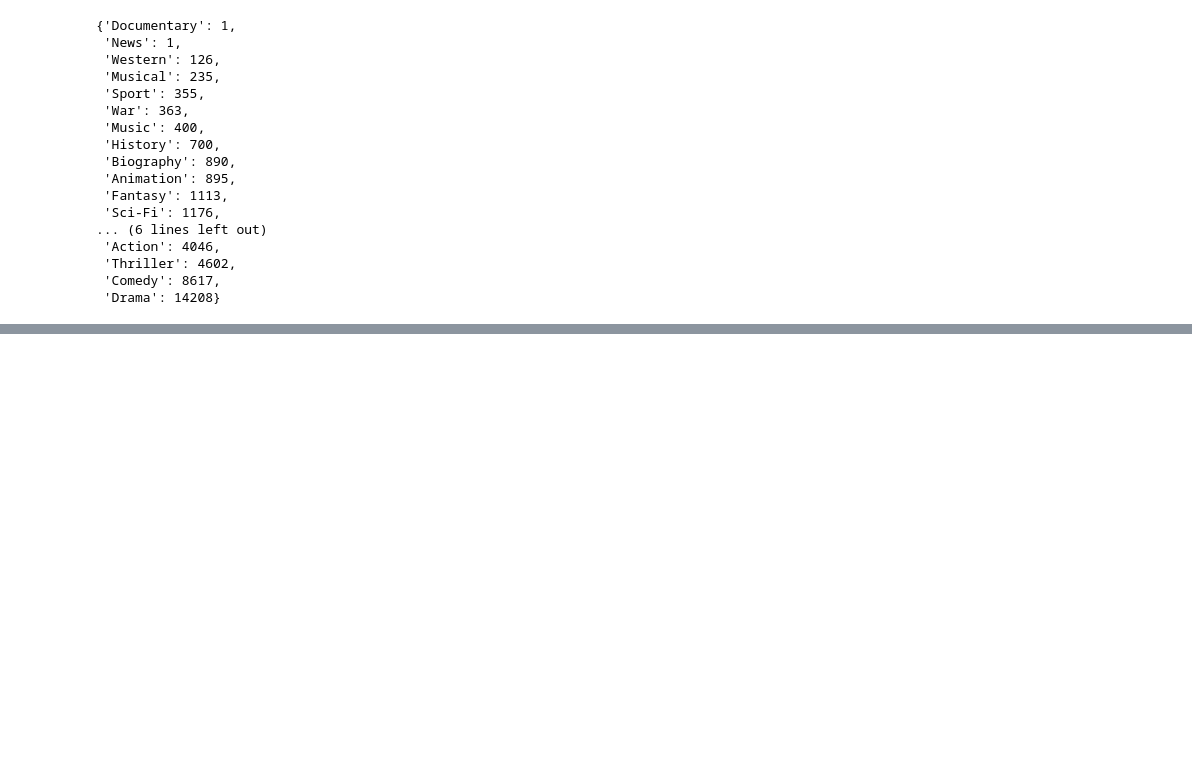
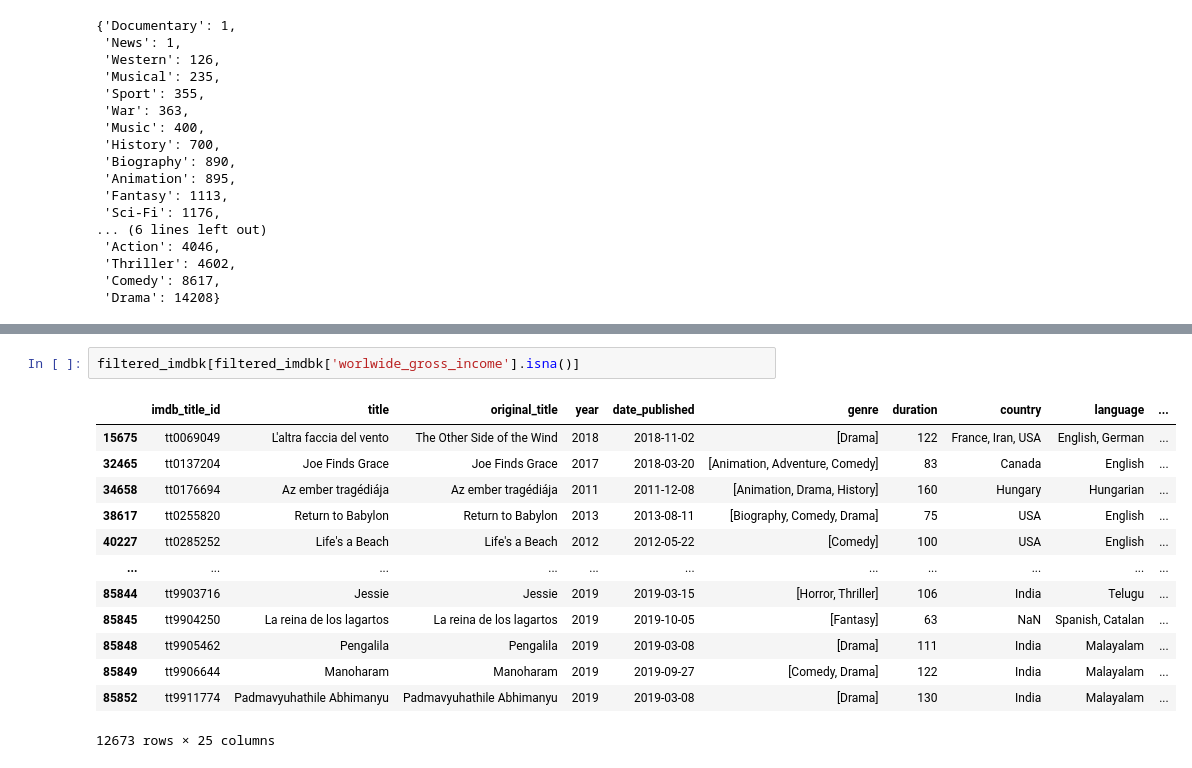
Before and after one commit to ebtezcan/dsc-phase-1-project, a Jupyter notebook: student.ipynb, the cells around one changed output, grey strips where cells are left out. Cells and saved outputs as stored; diff of their text form; blank space fills up the shorter version.

```diff
--- a/student.ipynb
+++ b/student.ipynb
@@ -919,0 +956,16 @@ Text(0.5, 1.0, 'Most Produced Movie Genres between 2010 and 2021')
+# %%
+filtered_imdbk[filtered_imdbk['worlwide_gross_income'].isna()]
+# %% [output]
+|  | imdb_title_id | title | original_title | year | date_published | genre | duration | country | language | ... |
+| 15675 | tt0069049 | L'altra faccia del vento | The Other Side of the Wind | 2018 | 2018-11-02 | [Drama] | 122 | France, Iran, USA | English, German | ... |
+| 32465 | tt0137204 | Joe Finds Grace | Joe Finds Grace | 2017 | 2018-03-20 | [Animation, Adventure, Comedy] | 83 | Canada | English | ... |
+| 34658 | tt0176694 | Az ember tragédiája | Az ember tragédiája | 2011 | 2011-12-08 | [Animation, Drama, History] | 160 | Hungary | Hungarian | ... |
+| 38617 | tt0255820 | Return to Babylon | Return to Babylon | 2013 | 2013-08-11 | [Biography, Comedy, Drama] | 75 | USA | English | ... |
+| 40227 | tt0285252 | Life's a Beach | Life's a Beach | 2012 | 2012-05-22 | [Comedy] | 100 | USA | English | ... |
+| ... | ... | ... | ... | ... | ... | ... | ... | ... | ... | ... |
+| 85844 | tt9903716 | Jessie | Jessie | 2019 | 2019-03-15 | [Horror, Thriller] | 106 | India | Telugu | ... |
+| 85845 | tt9904250 | La reina de los lagartos | La reina de los lagartos | 2019 | 2019-10-05 | [Fantasy] | 63 | NaN | Spanish, Catalan | ... |
+| 85848 | tt9905462 | Pengalila | Pengalila | 2019 | 2019-03-08 | [Drama] | 111 | India | Malayalam | ... |
+| 85849 | tt9906644 | Manoharam | Manoharam | 2019 | 2019-09-27 | [Comedy, Drama] | 122 | India | Malayalam | ... |
+| 85852 | tt9911774 | Padmavyuhathile Abhimanyu | Padmavyuhathile Abhimanyu | 2019 | 2019-03-08 | [Drama] | 130 | India | Malayalam | ... |
+12673 rows × 25 columns
```
Also changed, not shown: parts of 31 cells of this notebook.
